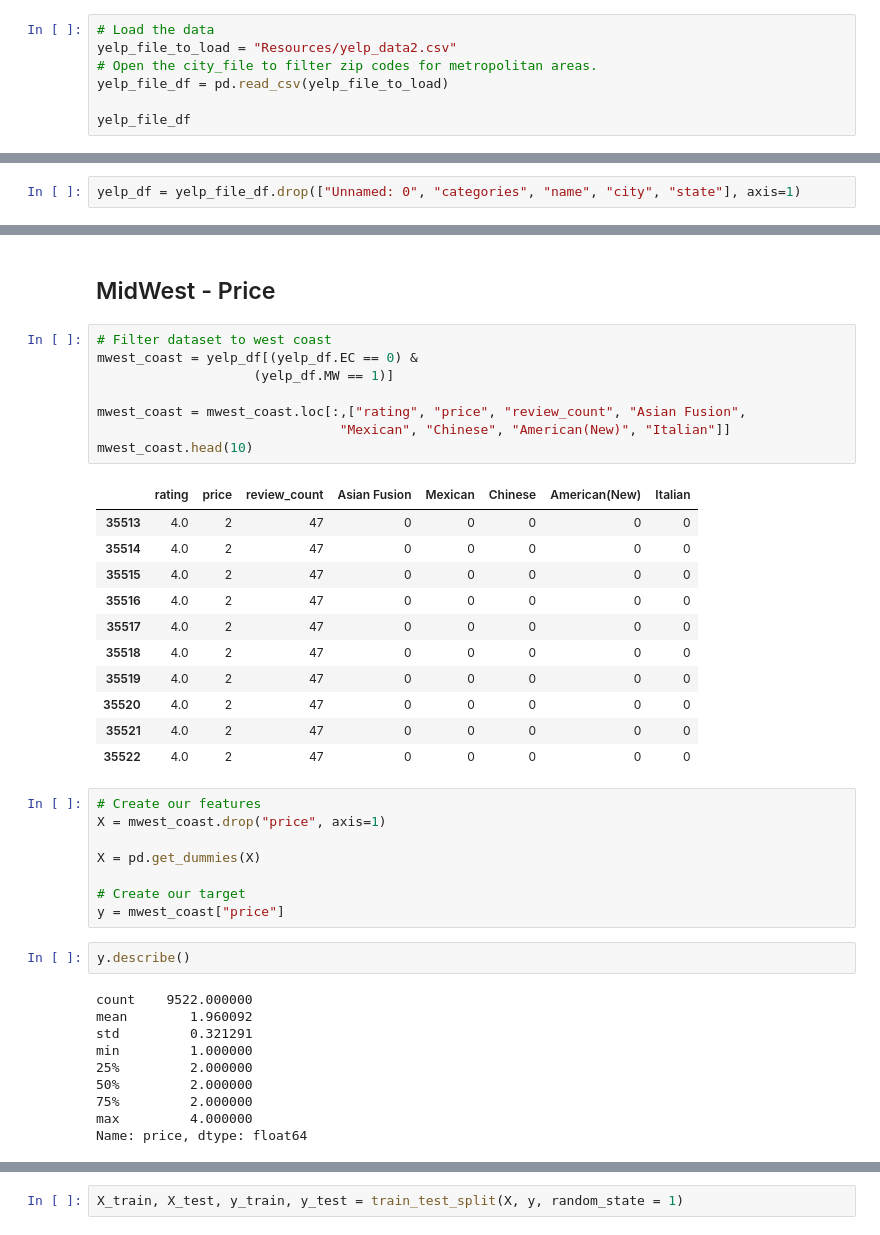
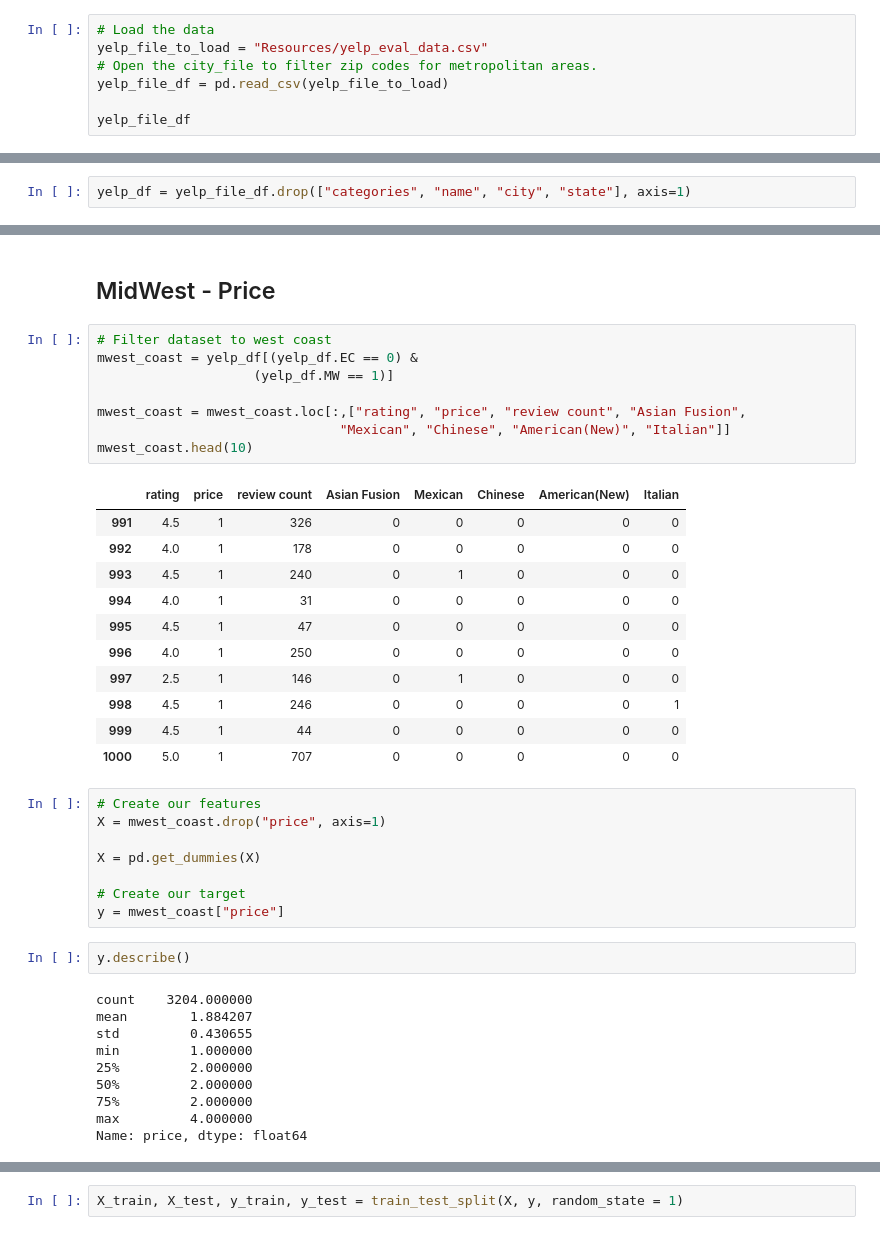
Before and after one commit to erikajwolf/Yelp_Metro_US_Analysis, a Jupyter notebook: Yelp_Ensemble_Combined.ipynb, the cells around one changed output, grey strips where cells are left out. Drawn from its saved outputs; the diff is of its cells as text.

```diff
--- a/Yelp_Ensemble_Combined.ipynb
+++ b/Yelp_Ensemble_Combined.ipynb
@@ -13,7 +13,7 @@ from sklearn.metrics import confusion_matrix
 from imblearn.metrics import classification_report_imbalanced
 # %%
 # Load the data
-yelp_file_to_load = "Resources/yelp_data2.csv"
+yelp_file_to_load = "Resources/yelp_eval_data.csv"
 # Open the city_file to filter zip codes for metropolitan areas.
 yelp_file_df = pd.read_csv(yelp_file_to_load)
 
@@ -267,5 +267,5 @@ yelp_file_df
 # %%
-yelp_df = yelp_file_df.drop(["Unnamed: 0", "categories", "name", "city", "state"], axis=1)
+yelp_df = yelp_file_df.drop(["categories", "name", "city", "state"], axis=1)
 # %%
 yelp_df.to_csv("yelp_eval_data.csv", index=False)
 yelp_df
@@ -624,23 +620,23 @@ IndexError: index 6 is out of bounds for axis 0 with size 6
 # %%
 # Filter dataset to west coast
 mwest_coast = yelp_df[(yelp_df.EC == 0) &
                     (yelp_df.MW == 1)]
 
-mwest_coast = mwest_coast.loc[:,["rating", "price", "review_count", "Asian Fusion",
+mwest_coast = mwest_coast.loc[:,["rating", "price", "review count", "Asian Fusion",
                                "Mexican", "Chinese", "American(New)", "Italian"]]
 mwest_coast.head(10)
 # %% [output]
-|  | rating | price | review_count | Asian Fusion | Mexican | Chinese | American(New) | Italian |
-| 35513 | 4.0 | 2 | 47 | 0 | 0 | 0 | 0 | 0 |
-| 35514 | 4.0 | 2 | 47 | 0 | 0 | 0 | 0 | 0 |
-| 35515 | 4.0 | 2 | 47 | 0 | 0 | 0 | 0 | 0 |
-| 35516 | 4.0 | 2 | 47 | 0 | 0 | 0 | 0 | 0 |
-| 35517 | 4.0 | 2 | 47 | 0 | 0 | 0 | 0 | 0 |
-| 35518 | 4.0 | 2 | 47 | 0 | 0 | 0 | 0 | 0 |
-| 35519 | 4.0 | 2 | 47 | 0 | 0 | 0 | 0 | 0 |
-| 35520 | 4.0 | 2 | 47 | 0 | 0 | 0 | 0 | 0 |
-| 35521 | 4.0 | 2 | 47 | 0 | 0 | 0 | 0 | 0 |
-| 35522 | 4.0 | 2 | 47 | 0 | 0 | 0 | 0 | 0 |
+|  | rating | price | review count | Asian Fusion | Mexican | Chinese | American(New) | Italian |
+| 991 | 4.5 | 1 | 326 | 0 | 0 | 0 | 0 | 0 |
+| 992 | 4.0 | 1 | 178 | 0 | 0 | 0 | 0 | 0 |
+| 993 | 4.5 | 1 | 240 | 0 | 1 | 0 | 0 | 0 |
+| 994 | 4.0 | 1 | 31 | 0 | 0 | 0 | 0 | 0 |
+| 995 | 4.5 | 1 | 47 | 0 | 0 | 0 | 0 | 0 |
+| 996 | 4.0 | 1 | 250 | 0 | 0 | 0 | 0 | 0 |
+| 997 | 2.5 | 1 | 146 | 0 | 1 | 0 | 0 | 0 |
+| 998 | 4.5 | 1 | 246 | 0 | 0 | 0 | 0 | 1 |
+| 999 | 4.5 | 1 | 44 | 0 | 0 | 0 | 0 | 0 |
+| 1000 | 5.0 | 1 | 707 | 0 | 0 | 0 | 0 | 0 |
 # %%
 # Create our features
 X = mwest_coast.drop("price", axis=1)
@@ -652,9 +648,9 @@ y = mwest_coast["price"]
 # %%
 y.describe()
 # %% [output]
-count    9522.000000
-mean        1.960092
-std         0.321291
+count    3204.000000
+mean        1.884207
+std         0.430655
 min         1.000000
 25%         2.000000
 50%         2.000000
```
Also changed, not shown: parts of 44 cells of this notebook, 2 other files.
